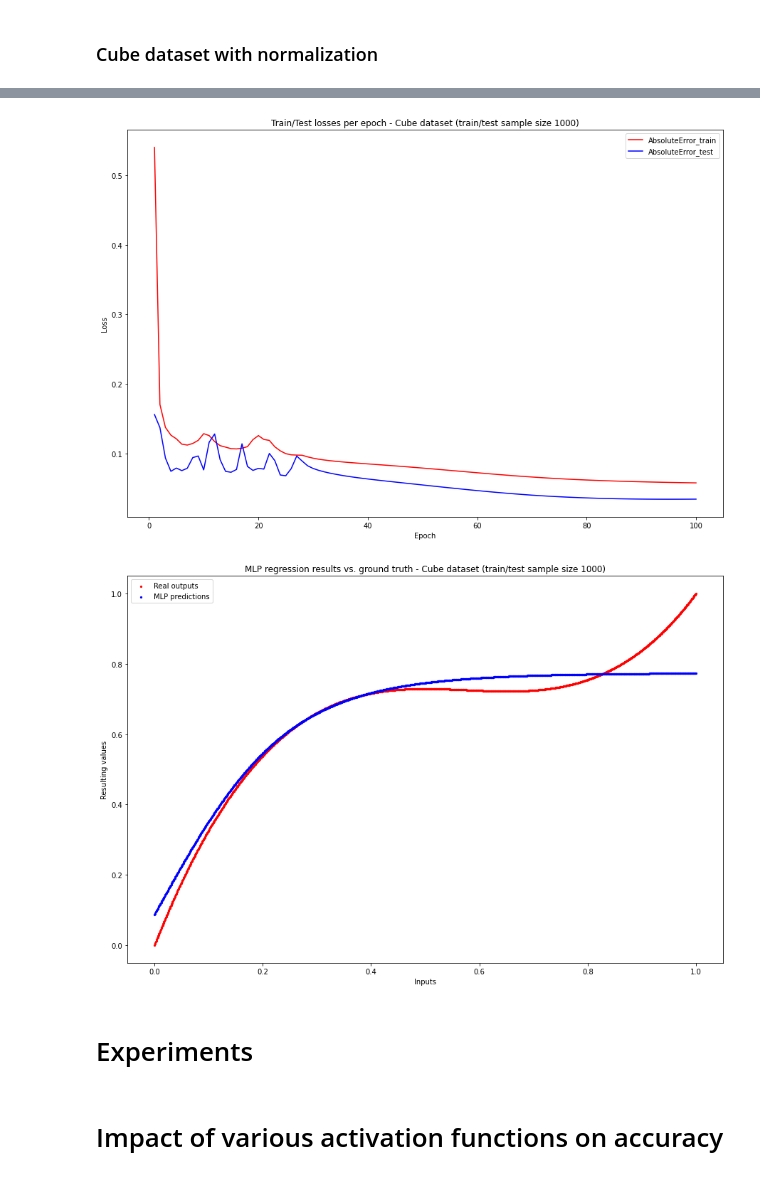
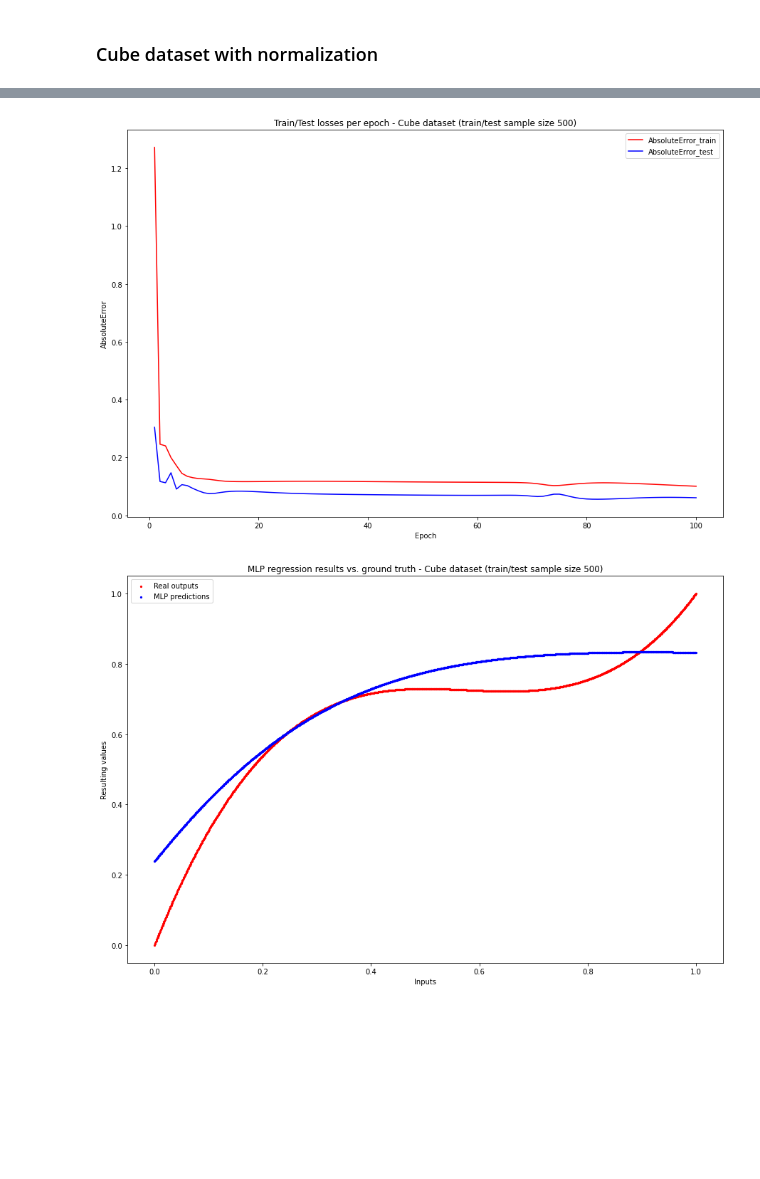
Before and after one commit to antoniszczepanik/toygrad, a Jupyter notebook: experiment.ipynb, the cells around one changed output, grey strips where cells are left out. Saved outputs shown, nothing was run; the diff lists cells and outputs as text; code cells hidden in the pictures; blank space fills up the shorter version.

```diff
--- a/experiment.ipynb
+++ b/experiment.ipynb
@@ -214,29 +226,28 @@ Epoch  100 - train loss  10.87 (std: 10.77) - test loss 158.73 (std:248.89)
 # %% [markdown]
 ### Cube dataset with normalization
 # %%
-for size in DATASET_SIZES:
-    X, Y = read_data(f"{REG}/data.cube.train.{size}.csv", normalize_inputs=True)
-    X_test, Y_test = read_data(f"{REG}/data.cube.test.{size}.csv", normalize_inputs=True)
-    layers = [
-        Layer(in_size=1, out_size=8, activ_function=Sigmoid),
-        Layer(in_size=8, out_size=8, activ_function=Sigmoid),
-        Layer(in_size=8, out_size=1, activ_function=Linear),
-    ]
-    print("=======================================================================================")
-    header = f"Cube dataset (train/test sample size {size})"
-    print(header)
-    print("=======================================================================================")
-    m = MLP(
-        layers=layers,
-        loss=AbsoluteError,
-        bias=True,
-        batch_size=1,
-        epochs=100,
-        momentum=0.99,
-        learning_rate=0.01,
-    )
-    stats = m.train(X,Y, X_test, Y_test)
-    plot_metric(m.loss, stats, title=f"Train/Test losses per epoch - {header}")
-    plot_regression_decisions(X_test, Y_test, m, f"MLP regression results vs. ground truth - {header}")
+X, Y = read_data(f"{REG}/data.cube.train.{DATASET_SIZE}.csv", normalize_inputs=True)
+X_test, Y_test = read_data(f"{REG}/data.cube.test.{DATASET_SIZE}.csv", normalize_inputs=True)
+layers = [
+    Layer(in_size=1, out_size=8, activ_function=Sigmoid),
+    Layer(in_size=8, out_size=8, activ_function=Sigmoid),
+    Layer(in_size=8, out_size=1, activ_function=Linear),
+]
+print("=======================================================================================")
+header = f"Cube dataset (train/test sample size {DATASET_SIZE})"
+print(header)
+print("=======================================================================================")
+m = MLP(
+    layers=layers,
+    loss=AbsoluteError,
+    bias=True,
+    batch_size=1,
+    epochs=100,
+    momentum=0.99,
+    learning_rate=0.01,
+)
+stats = m.train(X,Y, X_test, Y_test)
+plot_metric(m.loss, stats, title=f"Train/Test losses per epoch - {header}")
+plot_regression_decisions(X_test, Y_test, m, f"MLP regression results vs. ground truth - {header}")
 # %% [output]
 =======================================================================================
@@ -255,6 +270,2 @@ Epoch  100 - train loss   0.06 (std:  0.00) - test loss   0.03 (std:  0.04)
-[figure, old version]
+[figure, new version]
-[figure, old version]
+[figure, new version]
-# %% [markdown]
-# Experiments
-# %% [markdown]
-# Impact of various activation functions on accuracy
```
Also changed, not shown: parts of 15 cells of this notebook, 34 other files.
